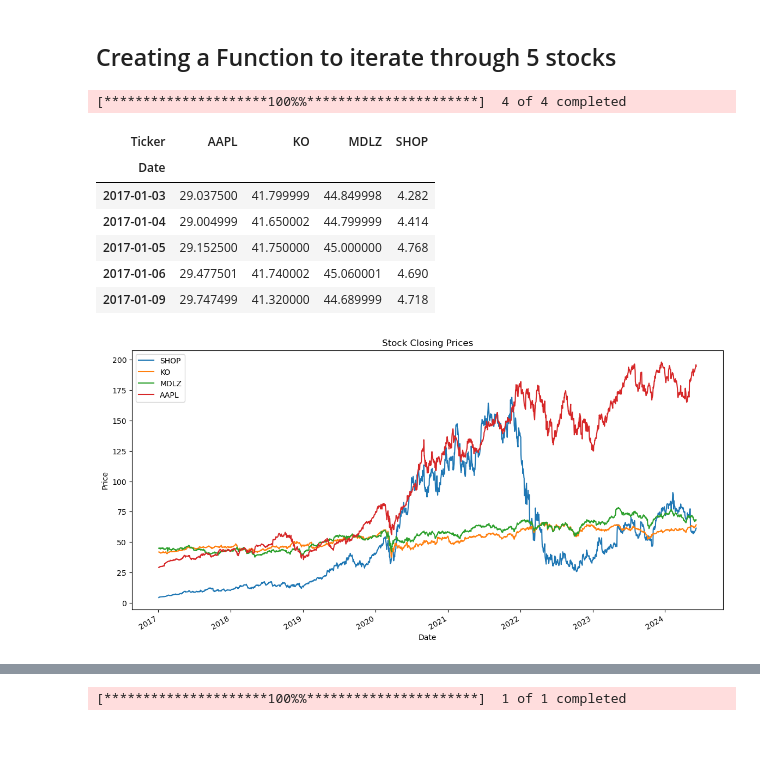
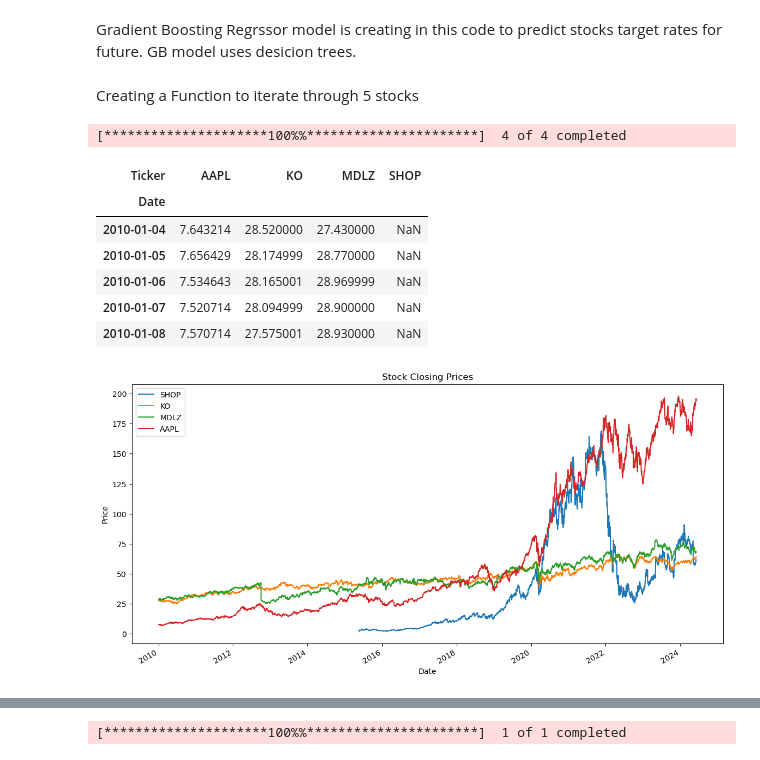
Before and after one commit to Emadkamali/Stock-Analysis, a Jupyter notebook: Stock_Analysis_GradientBoostingRegressor_Model.ipynb, the cells around one changed output, grey strips where cells are left out. Drawn from its saved outputs; the diff is of its cells as text; code cells hidden in the pictures.

```diff
--- a/Stock_Analysis_GradientBoostingRegressor_Model.ipynb
+++ b/Stock_Analysis_GradientBoostingRegressor_Model.ipynb
@@ -1,3 +1,5 @@
+# %% [markdown]
+Gradient Boosting Regrssor model is creating in this code to predict stocks target rates for future. GB model uses desicion trees.
 # %%
 # Importing dependencies
 import yfinance as yf
@@ -12,23 +15,23 @@ import seaborn as sns
 import warnings
 warnings.filterwarnings("ignore")
 # %% [markdown]
-## Creating a Function to iterate through 5 stocks
+Creating a Function to iterate through 5 stocks
 # %%
 # list of stocks
 tickers= ['SHOP','KO','MDLZ','AAPL']
 # %%
 # Download historical data for the selected stocks
-data = yf.download(tickers, start='2017-01-01', end=datetime.now())['Close']
+data = yf.download(tickers, start='2010-01-01', end=datetime.now())['Close']
 data.head()
 # %% [output]
 [*********************100%%**********************]  4 of 4 completed
 | Ticker | AAPL | KO | MDLZ | SHOP |
 | Date |  |  |  |  |
-| 2017-01-03 | 29.037500 | 41.799999 | 44.849998 | 4.282 |
-| 2017-01-04 | 29.004999 | 41.650002 | 44.799999 | 4.414 |
-| 2017-01-05 | 29.152500 | 41.750000 | 45.000000 | 4.768 |
-| 2017-01-06 | 29.477501 | 41.740002 | 45.060001 | 4.690 |
-| 2017-01-09 | 29.747499 | 41.320000 | 44.689999 | 4.718 |
+| 2010-01-04 | 7.643214 | 28.520000 | 27.430000 | NaN |
+| 2010-01-05 | 7.656429 | 28.174999 | 28.770000 | NaN |
+| 2010-01-06 | 7.534643 | 28.165001 | 28.969999 | NaN |
+| 2010-01-07 | 7.520714 | 28.094999 | 28.900000 | NaN |
+| 2010-01-08 | 7.570714 | 27.575001 | 28.930000 | NaN |
 # %%
 # Plot the closing prices
 plt.figure(figsize=(14, 7))
@@ -40,4 +43,4 @@ plt.ylabel('Price')
 plt.legend()
 plt.show()
 # %% [output]
-[figure, old version]
+[figure, new version]
```
Also changed, not shown: parts of 10 cells of this notebook.
